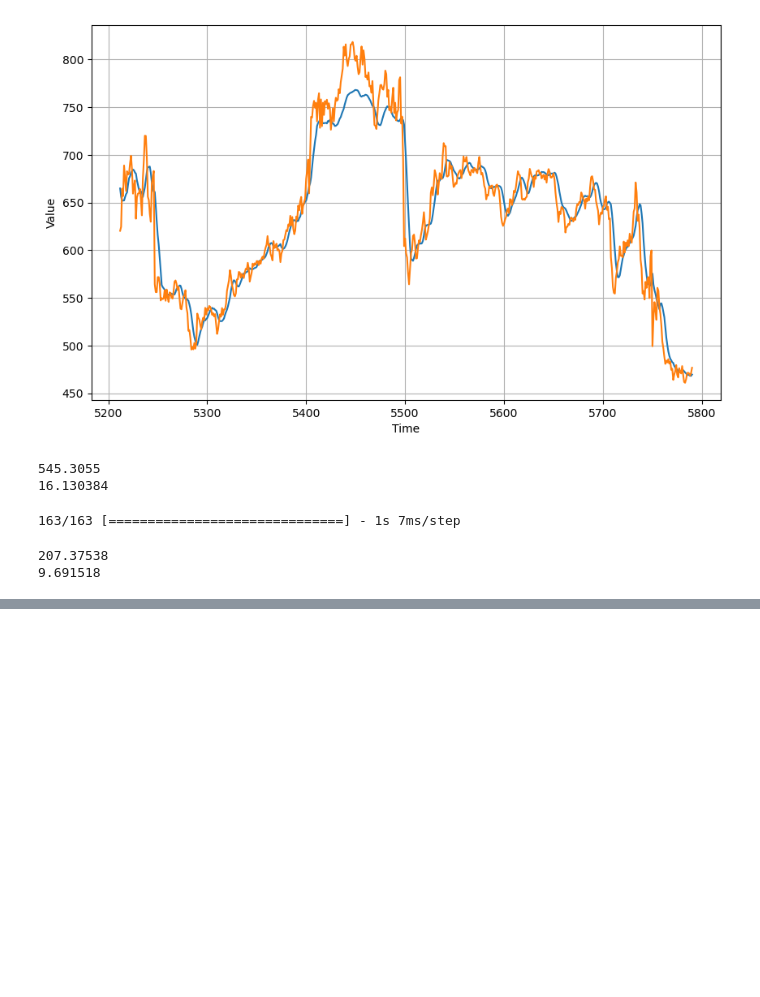
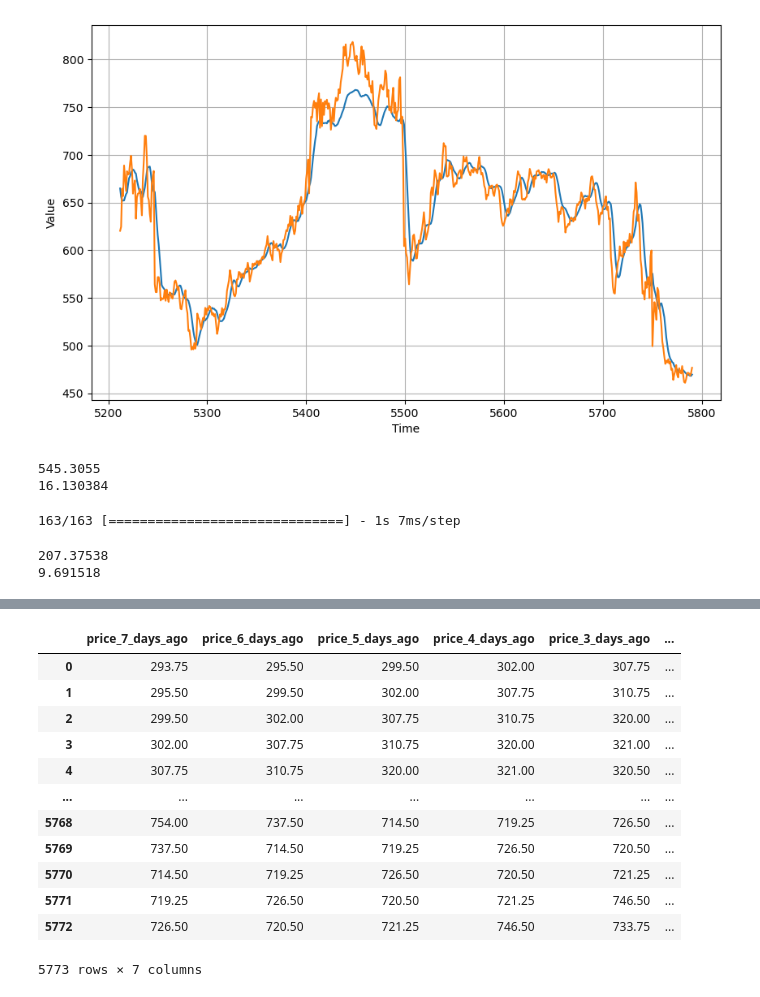
Before and after one commit to sdray5/projects, a Jupyter notebook: GrainFutures/Grains Futures.ipynb, the cells around one changed output, grey strips where cells are left out. Saved outputs shown, nothing was run; the diff lists cells and outputs as text; code cells hidden in the pictures; blank space fills up the shorter version.

```diff
--- a/GrainFutures/Grains Futures.ipynb
+++ b/GrainFutures/Grains Futures.ipynb
@@ -341,0 +359,7 @@ print(tf.keras.metrics.mean_absolute_error(y_train, train_results).numpy())
+# %%
+# use same strategy that was used with corn_dict
+wheat_dict = {}
+window_size = 7
+for i in range(window_size):
+    wheat_dict['price_'+str(7-i)+'_days_ago'] = wheat_df['close'][i:-7+i].reset_index(drop=True)
+wheat_dict
@@ -341,0 +384,17 @@ print(tf.keras.metrics.mean_absolute_error(y_train, train_results).numpy())
+# %%
+X = pd.DataFrame.from_dict(wheat_dict)
+X
+# %% [output]
+|  | price_7_days_ago | price_6_days_ago | price_5_days_ago | price_4_days_ago | price_3_days_ago | ... |
+| 0 | 293.75 | 295.50 | 299.50 | 302.00 | 307.75 | ... |
+| 1 | 295.50 | 299.50 | 302.00 | 307.75 | 310.75 | ... |
+| 2 | 299.50 | 302.00 | 307.75 | 310.75 | 320.00 | ... |
+| 3 | 302.00 | 307.75 | 310.75 | 320.00 | 321.00 | ... |
+| 4 | 307.75 | 310.75 | 320.00 | 321.00 | 320.50 | ... |
+| ... | ... | ... | ... | ... | ... | ... |
+| 5768 | 754.00 | 737.50 | 714.50 | 719.25 | 726.50 | ... |
+| 5769 | 737.50 | 714.50 | 719.25 | 726.50 | 720.50 | ... |
+| 5770 | 714.50 | 719.25 | 726.50 | 720.50 | 721.25 | ... |
+| 5771 | 719.25 | 726.50 | 720.50 | 721.25 | 746.50 | ... |
+| 5772 | 726.50 | 720.50 | 721.25 | 746.50 | 733.75 | ... |
+5773 rows × 7 columns
```
Also changed, not shown: parts of 14 cells of this notebook.
